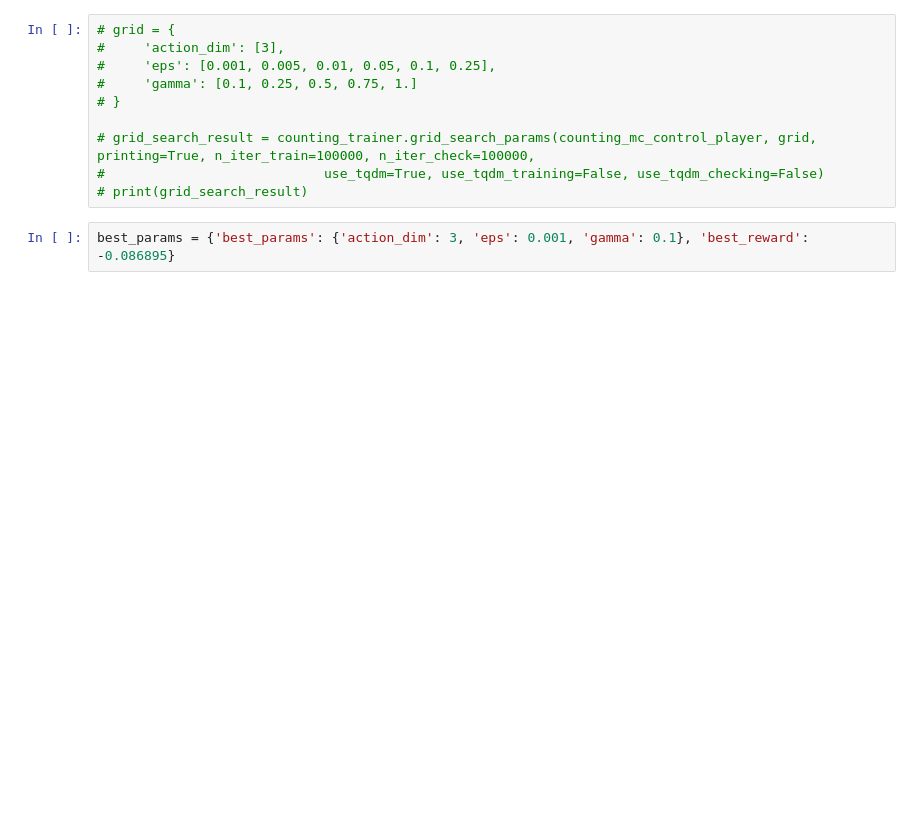
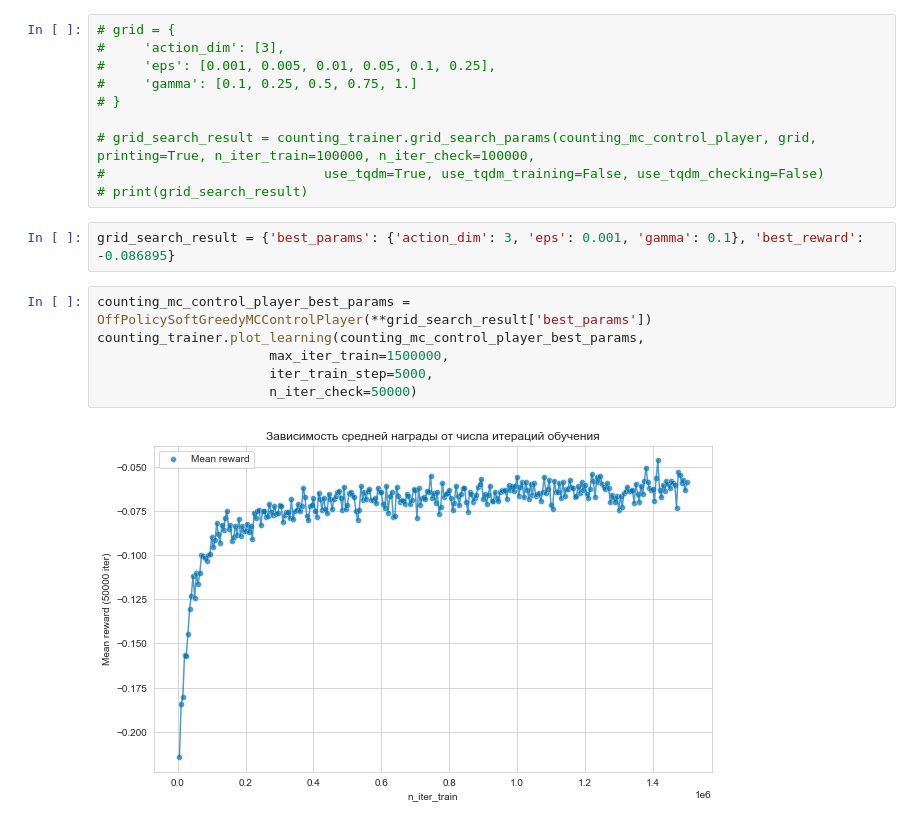
Before and after one commit to tazizov/some_ml_notebooks, a Jupyter notebook: blackjack-rl/blackjack-rl.ipynb, the cells around one changed output. Cells and saved outputs as stored; diff of their text form; blank space fills up the shorter version.

```diff
--- a/blackjack-rl/blackjack-rl.ipynb
+++ b/blackjack-rl/blackjack-rl.ipynb
@@ -596,4 +596,12 @@ counting_game.mc_check(counting_mc_control_player)
 #                            use_tqdm=True, use_tqdm_training=False, use_tqdm_checking=False)
 # print(grid_search_result)
 # %%
-best_params = {'best_params': {'action_dim': 3, 'eps': 0.001, 'gamma': 0.1}, 'best_reward': -0.086895}
+grid_search_result = {'best_params': {'action_dim': 3, 'eps': 0.001, 'gamma': 0.1}, 'best_reward': -0.086895}
+# %%
+counting_mc_control_player_best_params = OffPolicySoftGreedyMCControlPlayer(**grid_search_result['best_params'])
+counting_trainer.plot_learning(counting_mc_control_player_best_params,
+                      max_iter_train=1500000,
+                      iter_train_step=5000,
+                      n_iter_check=50000)
+# %% [output]
+[figure, added]
```
